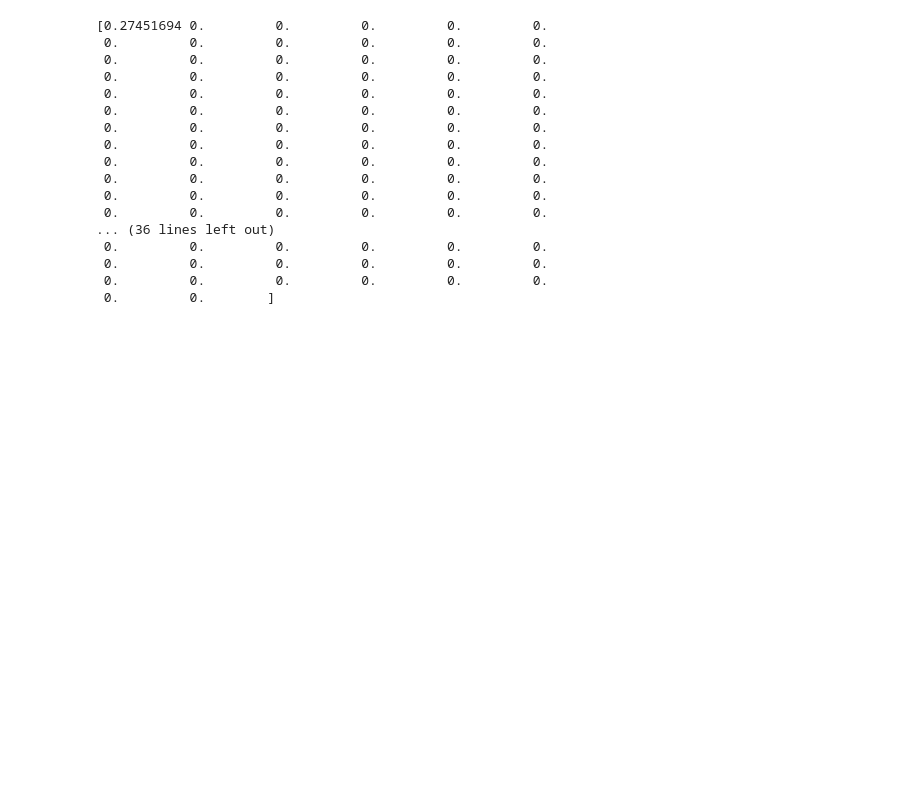
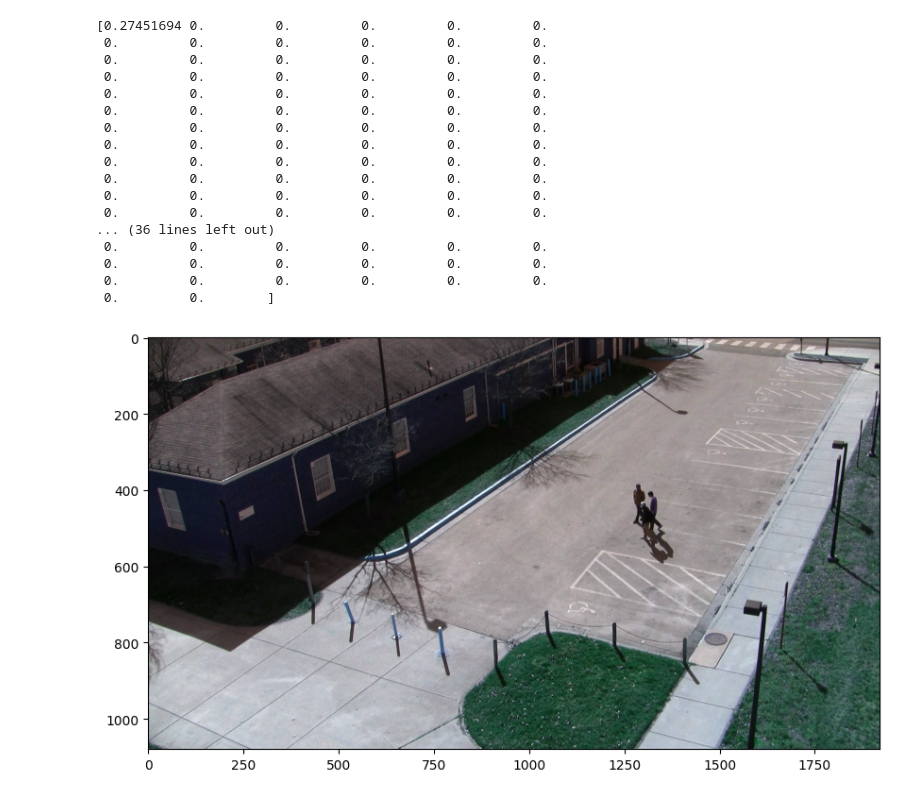
Before and after one commit to DawdlingDaedalus/VIRAT, a Jupyter notebook: analysis/YOLOv3_performance_on_virat.ipynb, the cells around one changed output. Drawn from its saved outputs; the diff is of its cells as text; code cells hidden in the pictures; blank space fills up the shorter version.

```diff
--- a/analysis/YOLOv3_performance_on_virat.ipynb
+++ b/analysis/YOLOv3_performance_on_virat.ipynb
@@ -177,3 +198,36 @@ cv.waitKey(1)
 cv.waitKey(1)
 cv.waitKey(1)
 cv.waitKey(1);
+# %%
+# display image with bounding boxes
+
+for detection in new_outputs:
+    scores = detection[5:]
+    classID = np.argmax(scores)
+    confidence = scores[classID]
+    if confidence > 0.05:
+        box = detection[:4] * np.array([w, h, w, h])
+        (centerX, centerY, width, height) = box.astype("int")
+        x = int(centerX - (width / 2))
+        y = int(centerY - (height / 2))
+        box = [x, y, int(width), int(height)]
+        boxes.append(box)
+        confidences.append(float(confidence))
+        classIDs.append(classID)
+
+indices = cv.dnn.NMSBoxes(boxes, confidences, 0.5, 0.4)
+if len(indices) > 0:
+    for i in indices.flatten():
+        (x, y) = (boxes[i][0], boxes[i][1])
+        (w, h) = (boxes[i][2], boxes[i][3])
+        color = [int(c) for c in colors[classIDs[i]]]
+        cv.rectangle(img, (x, y), (x + w, y + h), color, 2)
+        text = "{}: {:.4f}".format(classes[classIDs[i]], confidences[i])
+        cv.putText(img, text, (x, y - 5), cv.FONT_HERSHEY_SIMPLEX, 0.5, color, 1)
+
+
+plt.figure(figsize=(10,10)) # Set the size of the figure
+plt.imshow(img, cmap='gray') # Display the image using a grayscale colormap
+plt.show() # Show the plot
+# %% [output]
+[figure, added]
```
Also changed, not shown: parts of 2 cells of this notebook, 19 other files.
